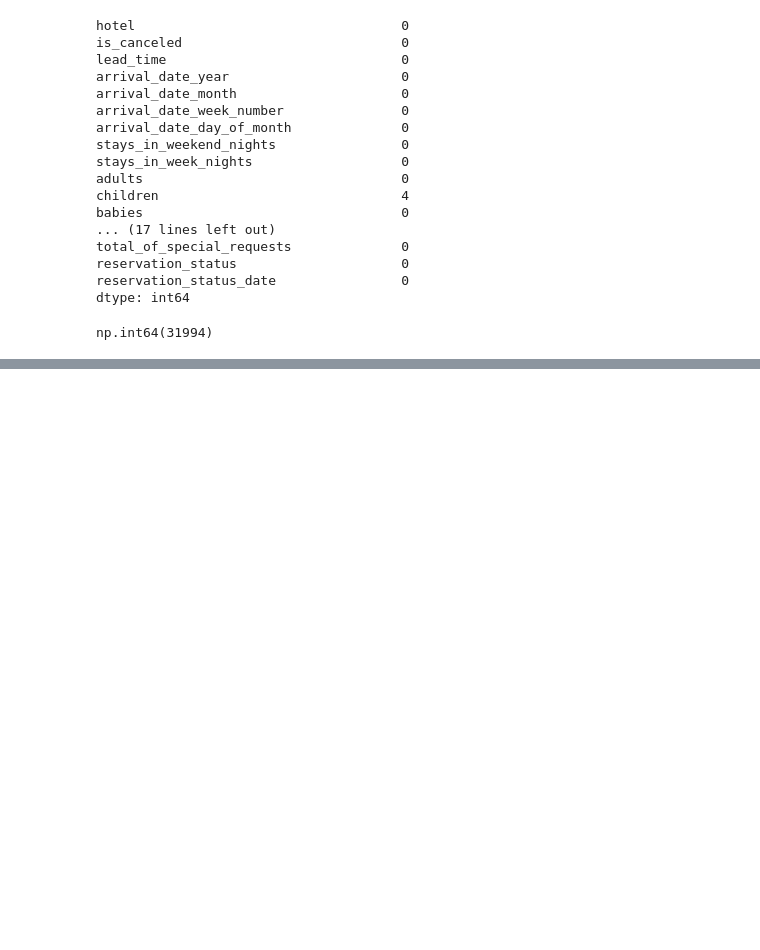
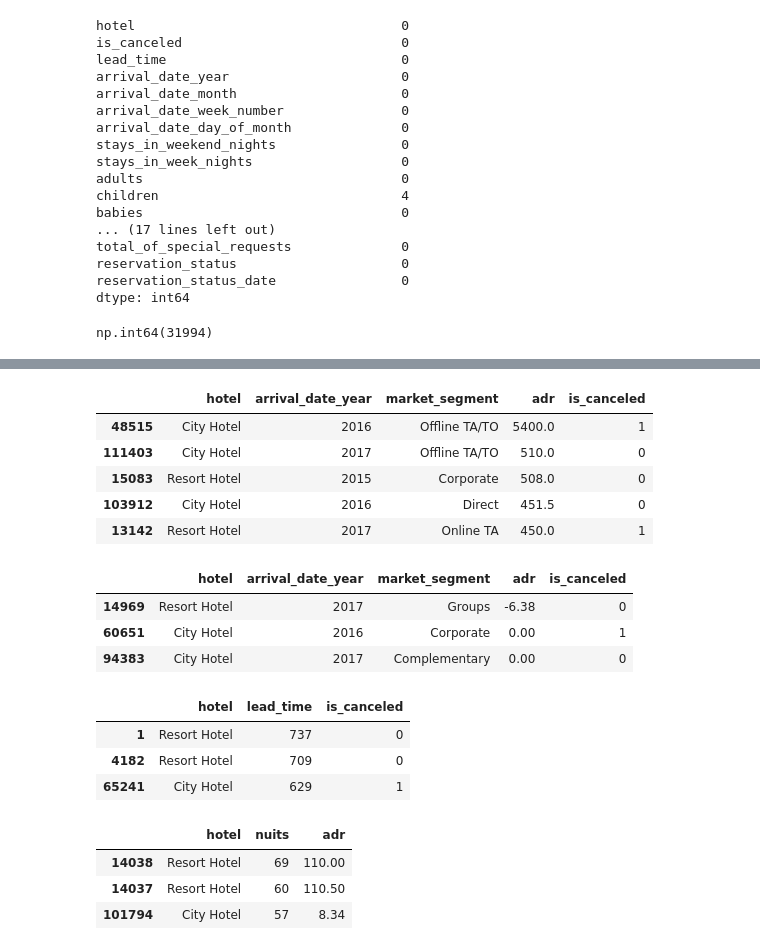
Before and after one commit to fotsotagnefred-png/Mon-projet-Analyse, a Jupyter notebook: notebooks/01_exploration.ipynb, the cells around one changed output, grey strips where cells are left out. Drawn from its saved outputs; the diff is of its cells as text; code cells hidden in the pictures; blank space fills up the shorter version.

```diff
--- a/notebooks/01_exploration.ipynb
+++ b/notebooks/01_exploration.ipynb
@@ -94,0 +137,34 @@ np.int64(31994)
+# %%
+hotels.sort_values("adr", ascending=False).head(5)[
+    ["hotel", "arrival_date_year", "market_segment", "adr", "is_canceled"]
+]
+# %% [output]
+|  | hotel | arrival_date_year | market_segment | adr | is_canceled |
+| 48515 | City Hotel | 2016 | Offline TA/TO | 5400.0 | 1 |
+| 111403 | City Hotel | 2017 | Offline TA/TO | 510.0 | 0 |
+| 15083 | Resort Hotel | 2015 | Corporate | 508.0 | 0 |
+| 103912 | City Hotel | 2016 | Direct | 451.5 | 0 |
+| 13142 | Resort Hotel | 2017 | Online TA | 450.0 | 1 |
+# %%
+hotels.sort_values("adr").head(3)[
+    ["hotel", "arrival_date_year", "market_segment", "adr", "is_canceled"]
+]
+# %% [output]
+|  | hotel | arrival_date_year | market_segment | adr | is_canceled |
+| 14969 | Resort Hotel | 2017 | Groups | -6.38 | 0 |
+| 60651 | City Hotel | 2016 | Corporate | 0.00 | 1 |
+| 94383 | City Hotel | 2017 | Complementary | 0.00 | 0 |
+# %%
+hotels.sort_values("lead_time", ascending=False).head(3)[["hotel", "lead_time", "is_canceled"]]
+# %% [output]
+|  | hotel | lead_time | is_canceled |
+| 1 | Resort Hotel | 737 | 0 |
+| 4182 | Resort Hotel | 709 | 0 |
+| 65241 | City Hotel | 629 | 1 |
+# %%
+hotels.sort_values("nuits", ascending=False).head(3)[["hotel", "nuits", "adr"]]
+# %% [output]
+|  | hotel | nuits | adr |
+| 14038 | Resort Hotel | 69 | 110.00 |
+| 14037 | Resort Hotel | 60 | 110.50 |
+| 101794 | City Hotel | 57 | 8.34 |
```
Also changed, not shown: parts of 13 cells of this notebook.
